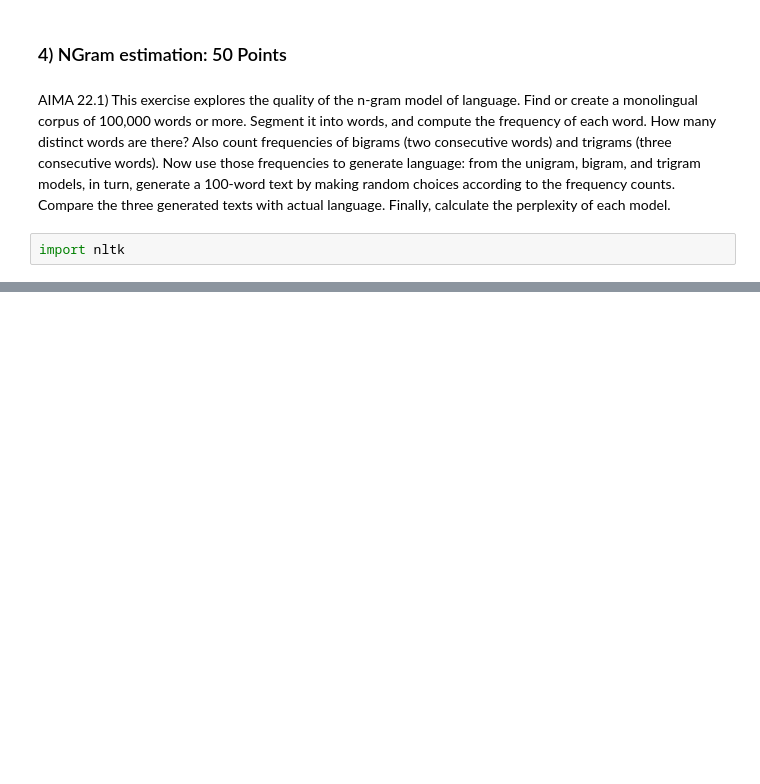
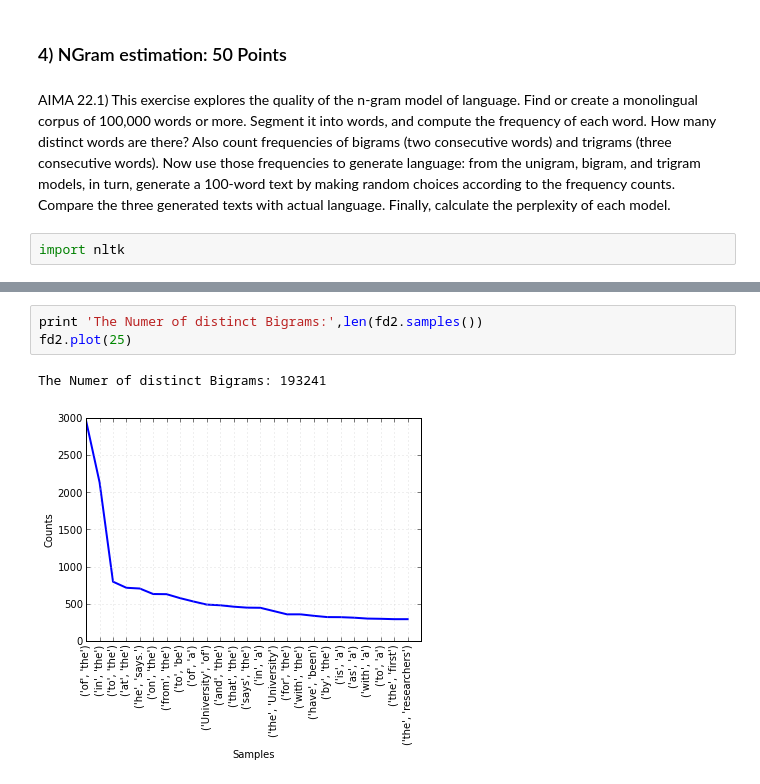
Before and after one commit to HoodPanther/CS6601, a Jupyter notebook: HW/HW5/Natural Language Processing.ipynb, the cells around one changed output, grey strips where cells are left out. Saved outputs shown, nothing was run; the diff lists cells and outputs as text; blank space fills up the shorter version.

```diff
--- a/HW/HW5/Natural Language Processing.ipynb
+++ b/HW/HW5/Natural Language Processing.ipynb
@@ -29,0 +75,6 @@ import nltk
+# %%
+print 'The Numer of distinct Bigrams:',len(fd2.samples())
+fd2.plot(25)
+# %% [output]
+The Numer of distinct Bigrams: 193241
+[figure, added]
```
Also changed, not shown: parts of 19 cells of this notebook, 1 other file.
